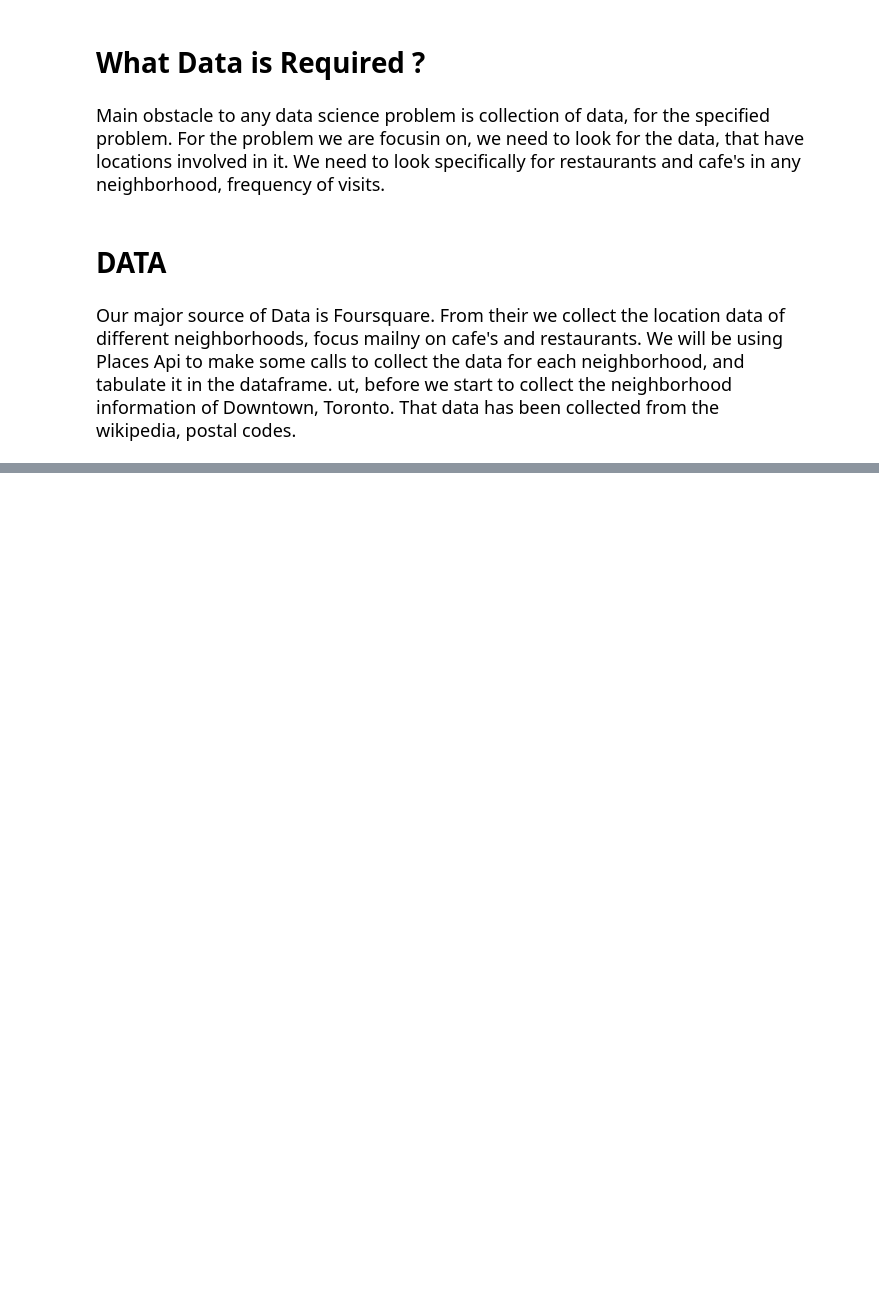
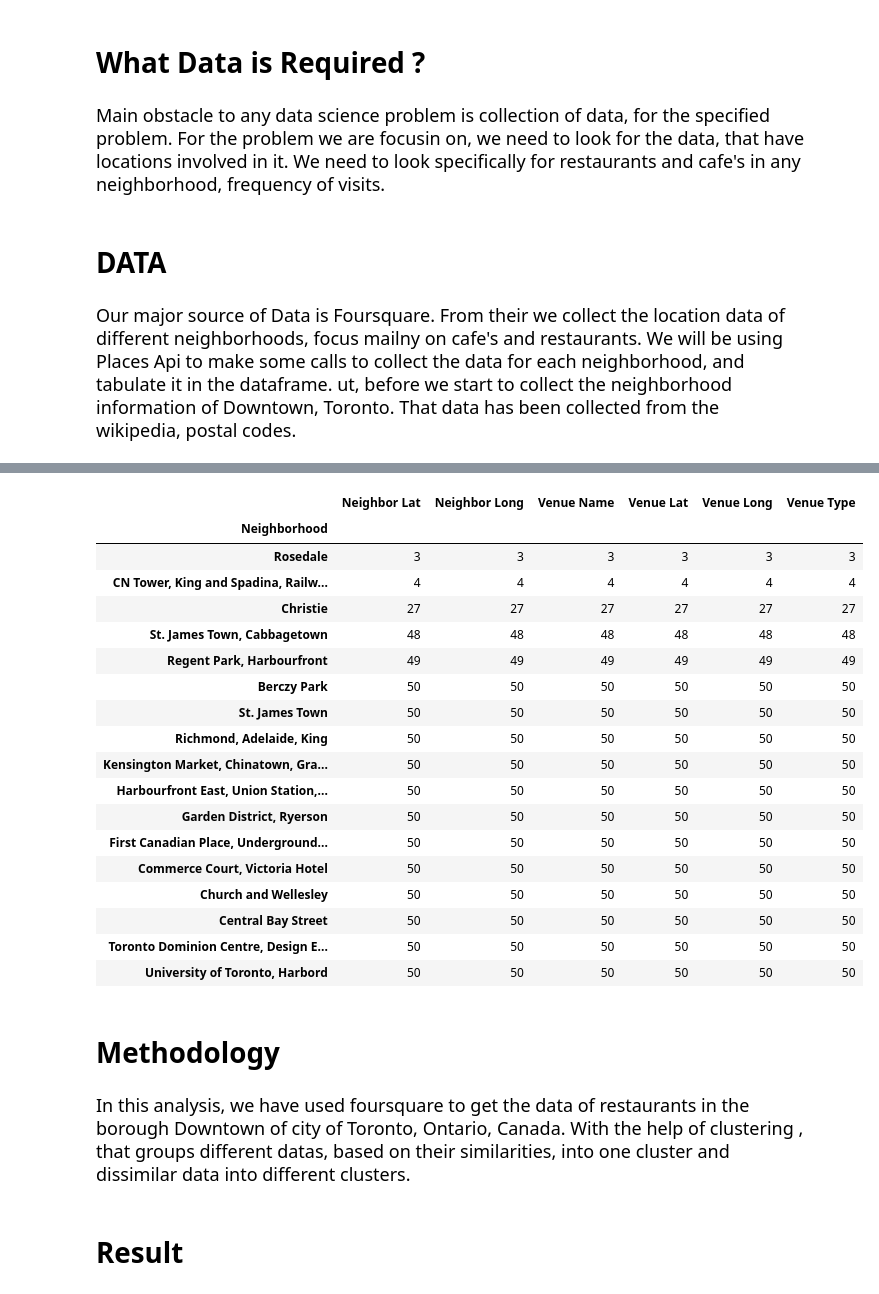
Before and after one commit to Anupam-J/Coursera_Capstone, a Jupyter notebook: Best location for a Restaurant in Downtown Toronto.ipynb, the cells around one changed output, grey strips where cells are left out. Drawn from its saved outputs; the diff is of its cells as text; code cells hidden in the pictures; blank space fills up the shorter version.

```diff
--- a/Best location for a Restaurant in Downtown Toronto.ipynb
+++ b/Best location for a Restaurant in Downtown Toronto.ipynb
@@ -18,0 +492,30 @@
+# %%
+N = DownToro.groupby('Neighborhood').count()
+N.sort_values('Venue Name', axis = 0, ascending = True, inplace =True)
+N
+# %% [output]
+|  | Neighbor Lat | Neighbor Long | Venue Name | Venue Lat | Venue Long | Venue Type |
+| Neighborhood |  |  |  |  |  |  |
+| Rosedale | 3 | 3 | 3 | 3 | 3 | 3 |
+| CN Tower, King and Spadina, Railw... | 4 | 4 | 4 | 4 | 4 | 4 |
+| Christie | 27 | 27 | 27 | 27 | 27 | 27 |
+| St. James Town, Cabbagetown | 48 | 48 | 48 | 48 | 48 | 48 |
+| Regent Park, Harbourfront | 49 | 49 | 49 | 49 | 49 | 49 |
+| Berczy Park | 50 | 50 | 50 | 50 | 50 | 50 |
+| St. James Town | 50 | 50 | 50 | 50 | 50 | 50 |
+| Richmond, Adelaide, King | 50 | 50 | 50 | 50 | 50 | 50 |
+| Kensington Market, Chinatown, Gra... | 50 | 50 | 50 | 50 | 50 | 50 |
+| Harbourfront East, Union Station,... | 50 | 50 | 50 | 50 | 50 | 50 |
+| Garden District, Ryerson | 50 | 50 | 50 | 50 | 50 | 50 |
+| First Canadian Place, Underground... | 50 | 50 | 50 | 50 | 50 | 50 |
+| Commerce Court, Victoria Hotel | 50 | 50 | 50 | 50 | 50 | 50 |
+| Church and Wellesley | 50 | 50 | 50 | 50 | 50 | 50 |
+| Central Bay Street | 50 | 50 | 50 | 50 | 50 | 50 |
+| Toronto Dominion Centre, Design E... | 50 | 50 | 50 | 50 | 50 | 50 |
+| University of Toronto, Harbord | 50 | 50 | 50 | 50 | 50 | 50 |
+# %% [markdown]
+# Methodology
+# %% [markdown]
+<font size = 4> In this analysis, we have used foursquare to get the data of restaurants in the borough Downtown of city of Toronto, Ontario, Canada. With the help of clustering , that groups different datas, based on their similarities, into one cluster and dissimilar data into different clusters.</font>
+# %% [markdown]
+# Result
```
Also changed, not shown: parts of 24 cells of this notebook.
